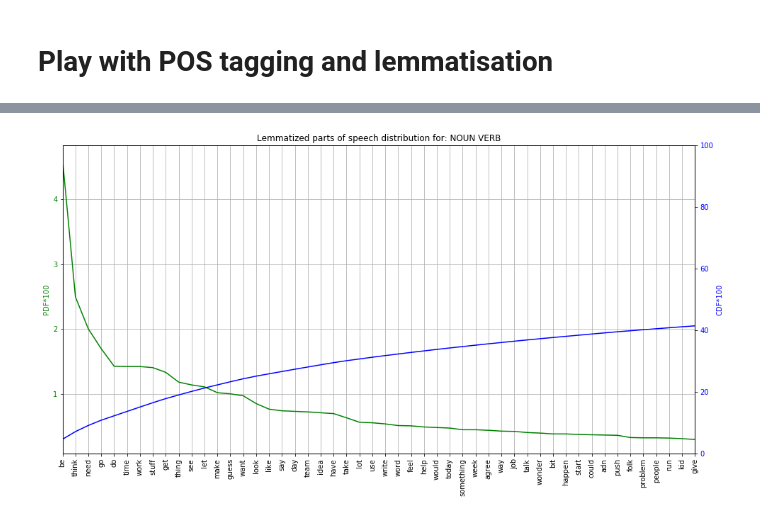
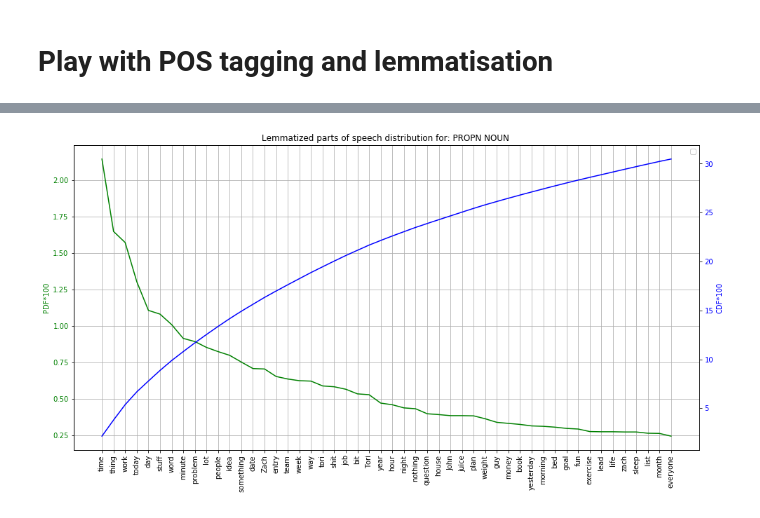
Before and after one commit to idvorkin/jupyter, a Jupyter notebook: PlayNLP.ipynb, the cells around one changed output, grey strips where cells are left out. Drawn from its saved outputs; the diff is of its cells as text; code cells hidden in the pictures.

Commit message:
Refactor performane and matplotlib graphing.

```diff
--- a/PlayNLP.ipynb
+++ b/PlayNLP.ipynb
@@ -61,27 +85,3 @@ words = [word for word in words if not word in stops and not word in remove_word
 # Could use nltk frequency distribution, but better off building our own.
 # fd = nltk.FreqDist(words)
 # fd.plot(50, percents=True)
-# %%
-# Same as NLTK FreqDist, except normalized, includes cumsum, and colors
-def GraphWordDistribution(words, title="", skip=0, length=50, includeCDF=True ) -> None:
-
-    pd2 = DataFrame(words, columns="word".split())
-    pdf =  pd2["word"].value_counts(normalize=True).apply(lambda r: r*100)
-    cdf = pdf.cumsum()
-
-    color_pdf="green"
-    ax_pdf = pdf.iloc[skip:skip+length] \
-        .plot(rot=90, xticks=range(length), grid=True, title = title, color = color_pdf)
-
-    ax_pdf.set_ylabel("PDF*100", color=color_pdf)
-    ax_pdf.tick_params(axis='y', labelcolor=color_pdf)
-
-    # Have axis 2 share the same x axis.
-    ax_cdf= ax_pdf.twinx()
-
-    color_cdf = "blue"
-    ax_cdf.set_ylabel("CDF*100", color=color_cdf)
-    ax_cdf.tick_params(axis='y', labelcolor=color_cdf)
-    ax_cdf.plot(cdf[skip:skip+length], color=color_cdf)
-
-GraphWordDistribution(words, title="Normalized Word Distribution")
@@ -101,8 +150,11 @@ GraphWordDistribution(words, skip=skip, length=75, title=f"Distribution without
 # Play with POS tagging and lemmatisation
 # %%
 # Load data model:
-nlp = spacy.load("en_core_web_lg")  # python -m spacy download en_core_web_lg
-doc = nlp(" ".join(words))
+nlp = spacy.load('en_core_web_lg')  # python -m spacy download en_core_web_lg
+nlp.max_length=20*1000*1000
+
+# NOTE: Here we use data, which is not cleaned so SPACY can use it to do better POS and NER.
+doc = nlp(data)
 # %%
 max_to_analyze= 15
 interesting =  [token for token in  doc if token.tag_ == "NNS"]
@@ -132,12 +184,12 @@ GraphWordDistribution([token.pos_ for token in doc], length=18)
 # %%
 #interesting =  [token for token in  doc]
 # Parts of speech: https://spacy.io/usage/linguistic-features
-# interesting_pos = "PROPN"
-interesting_pos = "NOUN VERB"
+interesting_pos = "PROPN NOUN "
+# interesting_pos = "NOUN"
 interesting_pos_set = set(interesting_pos.split())
 interesting =  [token for token in  doc if token.pos_ in interesting_pos_set]
 #interesting = [ token for token in doc if token.pos_ != "PUNCT" and token.pos_ != "SYM" and len(token.text) > 3]
 interesting_words = [token.lemma_ for token in interesting ]
 GraphWordDistribution(interesting_words, title=f"Lemmatized parts of speech distribution for: {interesting_pos}", skip=0, length=50 )
 # %% [output]
-[figure, old version]
+[figure, new version]
```
Also changed, not shown: parts of 8 cells of this notebook.
